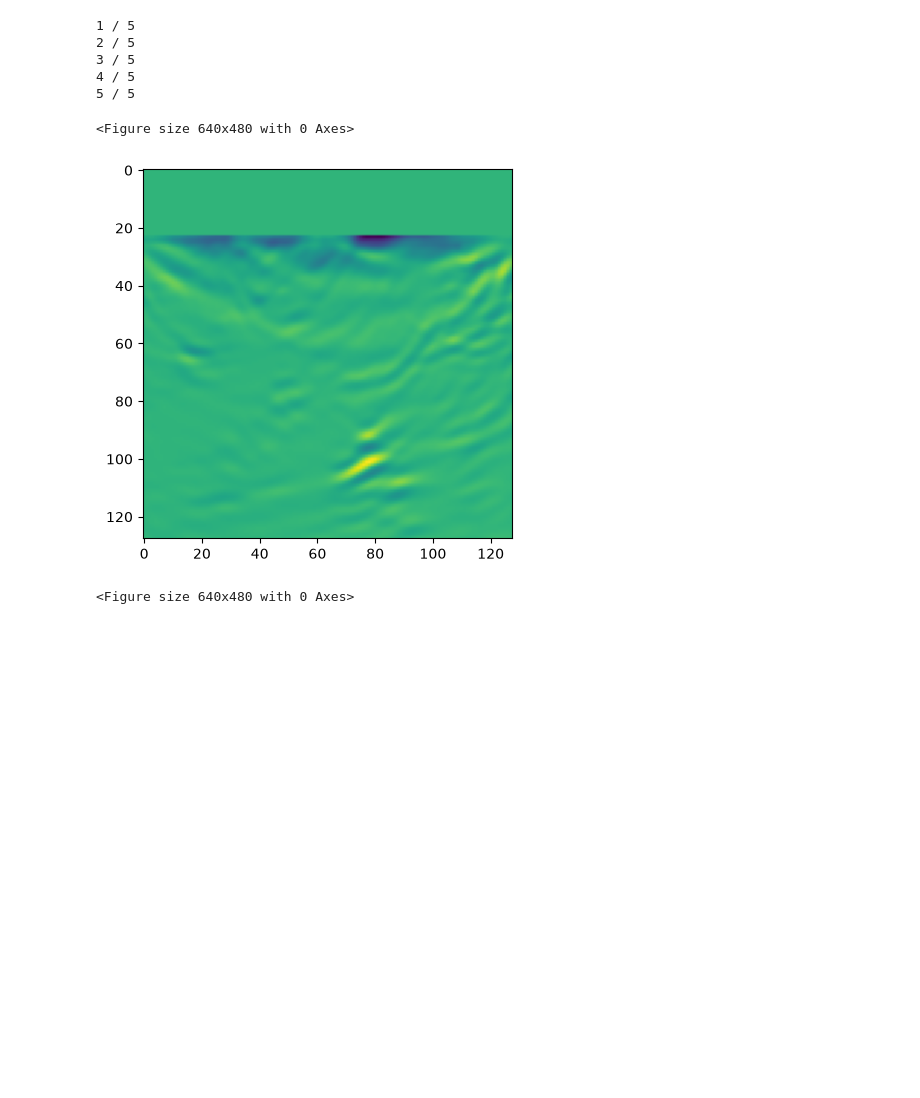
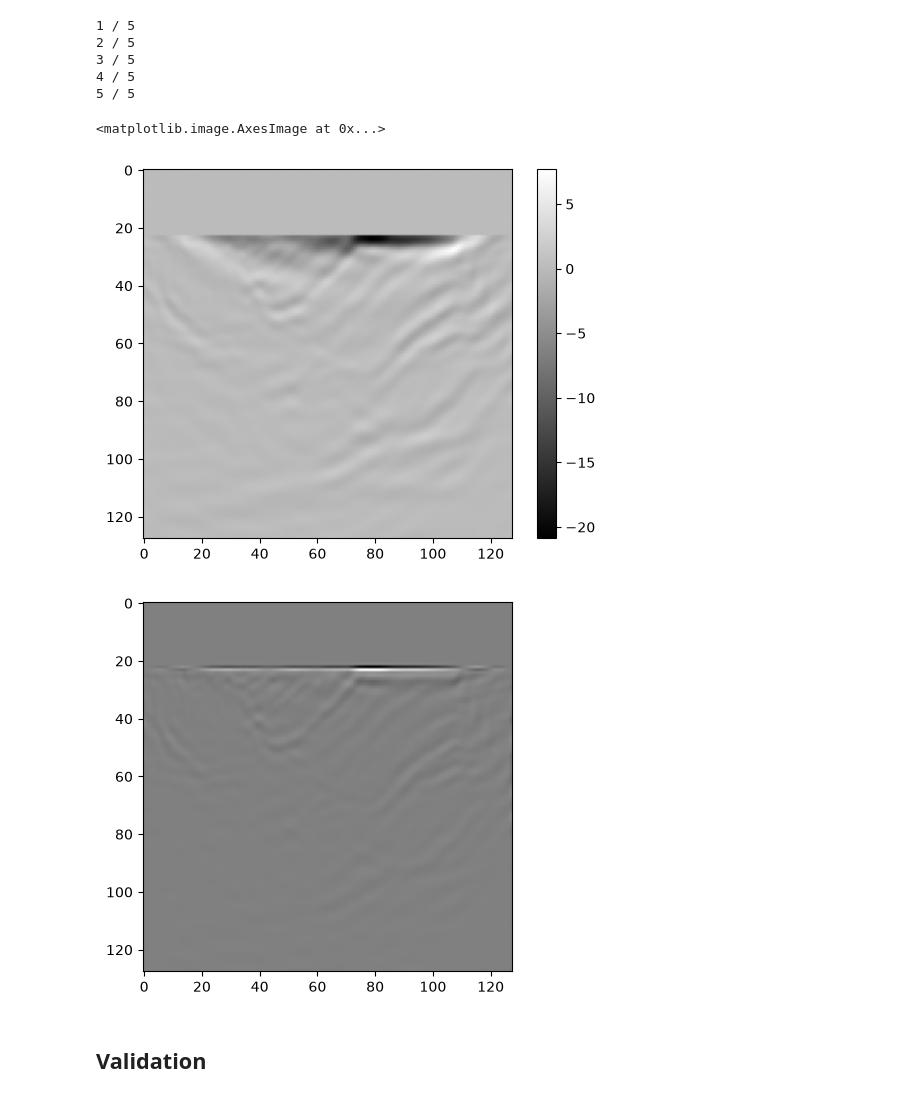
Before and after one commit to alphanumeric-username/geod67-project, a Jupyter notebook: seismic_modeling.ipynb, the cells around one changed output. Cells and saved outputs as stored; diff of their text form; code cells hidden in the pictures; blank space fills up the shorter version.

```diff
--- a/seismic_modeling.ipynb
+++ b/seismic_modeling.ipynb
@@ -174,7 +174,7 @@ for ti in range(ap.nt):
 # %% [markdown]
 ## Migration
 # %%
-sigma = 64
+sigma = 16
 vp0_data = gaussian_filter(vp.data, sigma)
 vp0_data[vp_data <= 1.51] = vp_data[vp_data <= 1.51]
 vp0 = VelocityModel(vp0_data, vp.hx, vp.hz)
@@ -233,22 +276,13 @@ def compute_image(i):
     zeta = tf.zeros_like(u_history[0])
     illum = tf.zeros_like(u_history[0])
 
-
-    # for ti in range(ap.nt):
-    #     ui = u_history[ti]
-    #     ui_1 = u_history[ti-1] if ti > 0 else u_history[ti]
-    #     # vi = v_history[-(ti+1)]
-    #     vi = v_history[ti]
-    #     vi_1 = v_history[ti-1] if ti > 0 else v_history[ti]
-
-    #     illum += ui*ui
-    #     # zeta += fd.lap(ui, vp.hx, vp.hz) * vi
-    #     # zeta += (ui - ui_1)/ap.dt * (vi - vi_1)/ap.dt * 1/vp0.data**2 - (fd.lap(ui, vp.hx, vp.hz, fd_order=fd_order)) * vi
-    #     zeta += (ui - ui_1)/ap.dt * (vi - vi_1)/ap.dt
+    # zeta = tf.reduce_sum(tf.multiply(u_history, v_history), axis=0)
 
     zeta = imaging_condition(zeta, illum, u_history, v_history, ap.nt, ap.dt)
+    # tf.reduce_sum
 
-    zeta = 2/(vp0.data*vp0.data*vp0.data) * zeta.numpy()
+    # zeta = 2/(vp0.data*vp0.data*vp0.data) * zeta.numpy()
+    zeta = zeta.numpy()
     zeta[vp.data <=1.51] = 0
 
     return zeta, illum
@@ -259,14 +293,14 @@ def imaging_condition(zeta, illum, u_history, v_history, nt, dt):
     for ti in range(nt):
         ui = u_history[ti]
         ui_1 = u_history[ti-1] if ti > 0 else u_history[ti]
-        # vi = v_history[-(ti+1)]
         vi = v_history[ti]
         vi_1 = v_history[ti-1] if ti > 0 else v_history[ti]
 
-        illum += ui*ui
+        illum += ui * ui
         # zeta += fd.lap(ui, vp.hx, vp.hz) * vi
         # zeta += (ui - ui_1)/ap.dt * (vi - vi_1)/ap.dt * 1/vp0.data**2 - (fd.lap(ui, vp.hx, vp.hz, fd_order=fd_order)) * vi
         zeta += (ui - ui_1)/dt * (vi - vi_1)/dt
+        # zeta  += ui * vi
     return zeta
 # %%
 zeta_full = np.zeros_like(vp0.data)
@@ -277,21 +311,29 @@ for i in range(len(sx)):
     zeta_full += zi
     illum_full += ii
 
-zeta_full /= (illum + 1e-9)
+# zeta_full /= (illum + 1e-9)
+# zeta_full *= -2/vp0.data**3
+# zeta_full -= np.mean(zeta_full)
+# zeta_full /= np.std(zeta_full)
 # %% [output]
 1 / 5
 2 / 5
 3 / 5
 4 / 5
 5 / 5
+# %%
+zeta_full -= np.mean(zeta_full)
+zeta_full /= np.std(zeta_full)
 # %%
-plt.imshow(zeta_full.numpy().T[0, nbl:-nbl, nbl:-nbl, 0])
+plt.imshow(zeta_full.T[0, nbl:-nbl, nbl:-nbl, 0], cmap='grey')
+plt.colorbar()
 # plt.imshow(zeta_full.T[0, nbl:-nbl, nbl:-nbl, 0])
 plt.figure()
+plt.imshow(fd.lap(zeta_full.T[:, nbl:-nbl, nbl:-nbl, :], h[0], h[1], fd_order=fd_order)[0, :, :, 0], cmap='grey')
 # %% [output]
-<Figure size 640x480 with 0 Axes>
+<matplotlib.image.AxesImage at 0x...>
-[figure, old version]
+[figure, new version]
-<Figure size 640x480 with 0 Axes>
+[figure, added]
 # %%
 dobs.numpy().tofile(f'./data/dobs_nx{shape[1]}nz{shape[2]}dx{h[0]}dz{h[1]}.bin')
 # %%
@@ -300,3 +342,5 @@ zeta_full[0, nbl:-nbl, nbl:-nbl, 0].numpy().tofile(f'./data/mig_nx{shape[1]}nz{s
 vp0_data[0, nbl:-nbl, nbl:-nbl, 0].tofile(f'./data/vp0_nx{shape[1]}nz{shape[2]}dx{h[0]}dz{h[1]}.bin')
 # %%
 (vp_data > 1.51)[0, nbl:-nbl, nbl:-nbl, 0].tofile(f'./data/watermask_nx{shape[1]}nz{shape[2]}dx{h[0]}dz{h[1]}.bin')
+# %% [markdown]
+## Validation
```
Also changed, not shown: parts of 26 cells of this notebook, 13 other files.
